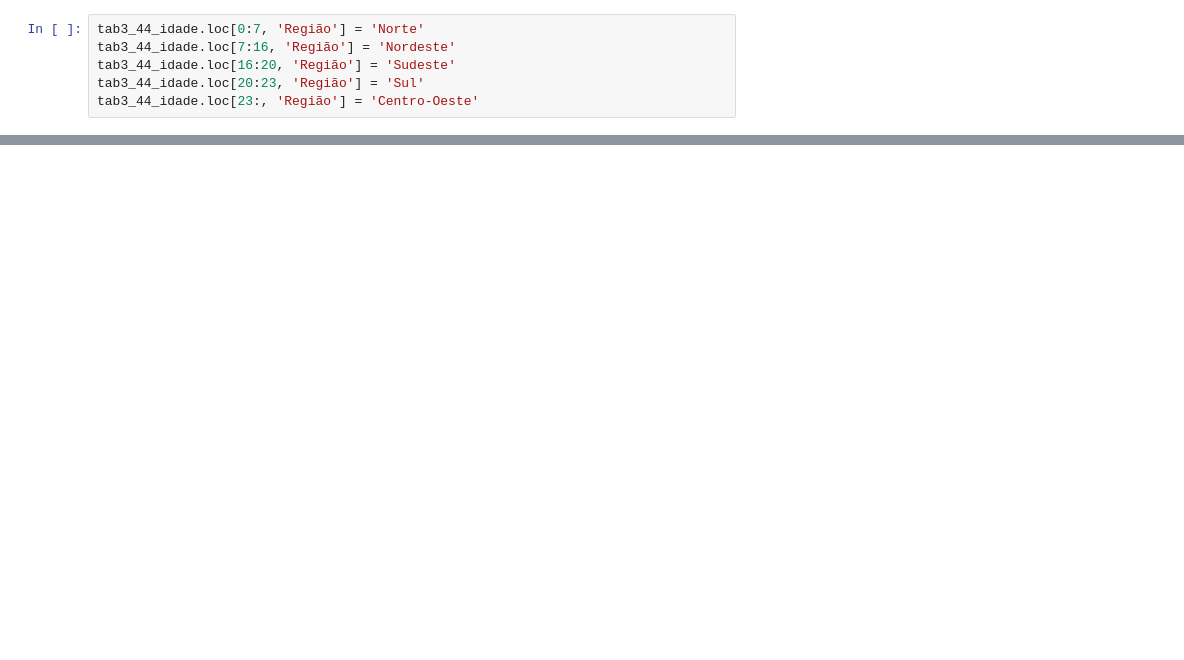
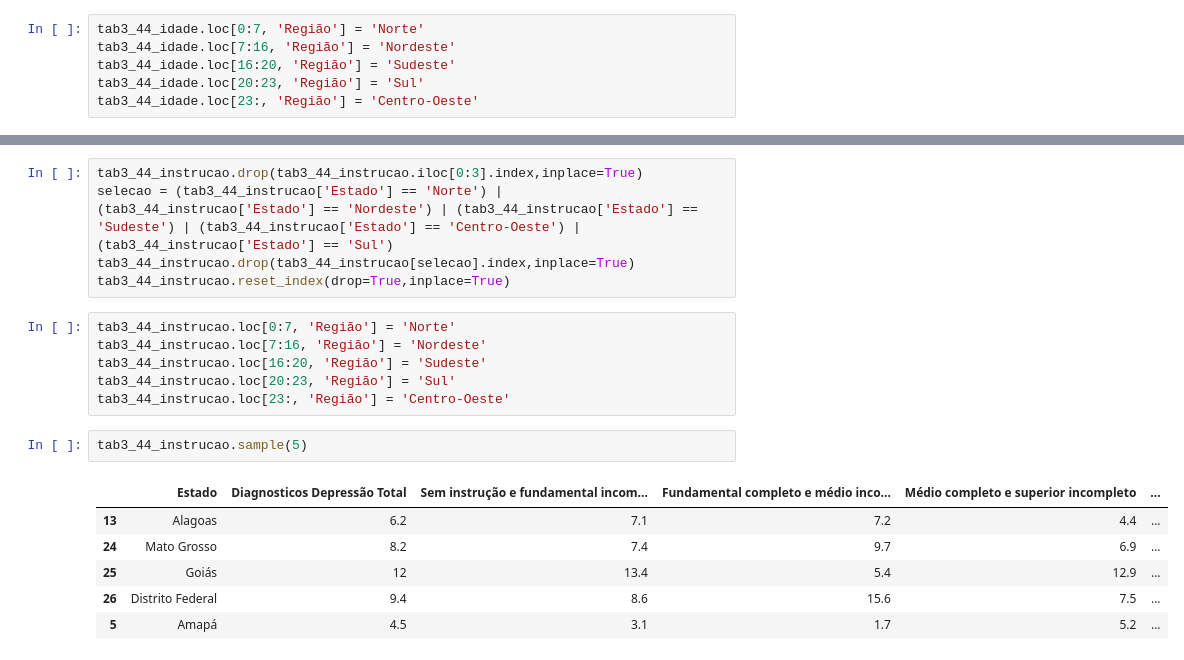
Before and after one commit to Felipeecp/desafio4_tratamento_dados, a Jupyter notebook: dados_depressao.ipynb, the cells around one changed output, grey strips where cells are left out. Drawn from its saved outputs; the diff is of its cells as text; blank space fills up the shorter version.

```diff
--- a/dados_depressao.ipynb
+++ b/dados_depressao.ipynb
@@ -111,0 +159,20 @@ tab3_44_idade.loc[23:, 'Região'] = 'Centro-Oeste'
+# %%
+tab3_44_instrucao.drop(tab3_44_instrucao.iloc[0:3].index,inplace=True)
+selecao = (tab3_44_instrucao['Estado'] == 'Norte') | (tab3_44_instrucao['Estado'] == 'Nordeste') | (tab3_44_instrucao['Estado'] == 'Sudeste') | (tab3_44_instrucao['Estado'] == 'Centro-Oeste') | (tab3_44_instrucao['Estado'] == 'Sul')
+tab3_44_instrucao.drop(tab3_44_instrucao[selecao].index,inplace=True)
+tab3_44_instrucao.reset_index(drop=True,inplace=True)
+# %%
+tab3_44_instrucao.loc[0:7, 'Região'] = 'Norte'
+tab3_44_instrucao.loc[7:16, 'Região'] = 'Nordeste'
+tab3_44_instrucao.loc[16:20, 'Região'] = 'Sudeste'
+tab3_44_instrucao.loc[20:23, 'Região'] = 'Sul'
+tab3_44_instrucao.loc[23:, 'Região'] = 'Centro-Oeste'
+# %%
+tab3_44_instrucao.sample(5)
+# %% [output]
+|  | Estado | Diagnosticos Depressão Total | Sem instrução e fundamental incom... | Fundamental completo e médio inco... | Médio completo e superior incompleto | ... |
+| 13 | Alagoas | 6.2 | 7.1 | 7.2 | 4.4 | ... |
+| 24 | Mato Grosso | 8.2 | 7.4 | 9.7 | 6.9 | ... |
+| 25 | Goiás | 12 | 13.4 | 5.4 | 12.9 | ... |
+| 26 | Distrito Federal | 9.4 | 8.6 | 15.6 | 7.5 | ... |
+| 5 | Amapá | 4.5 | 3.1 | 1.7 | 5.2 | ... |
```
Also changed, not shown: parts of 14 cells of this notebook.
